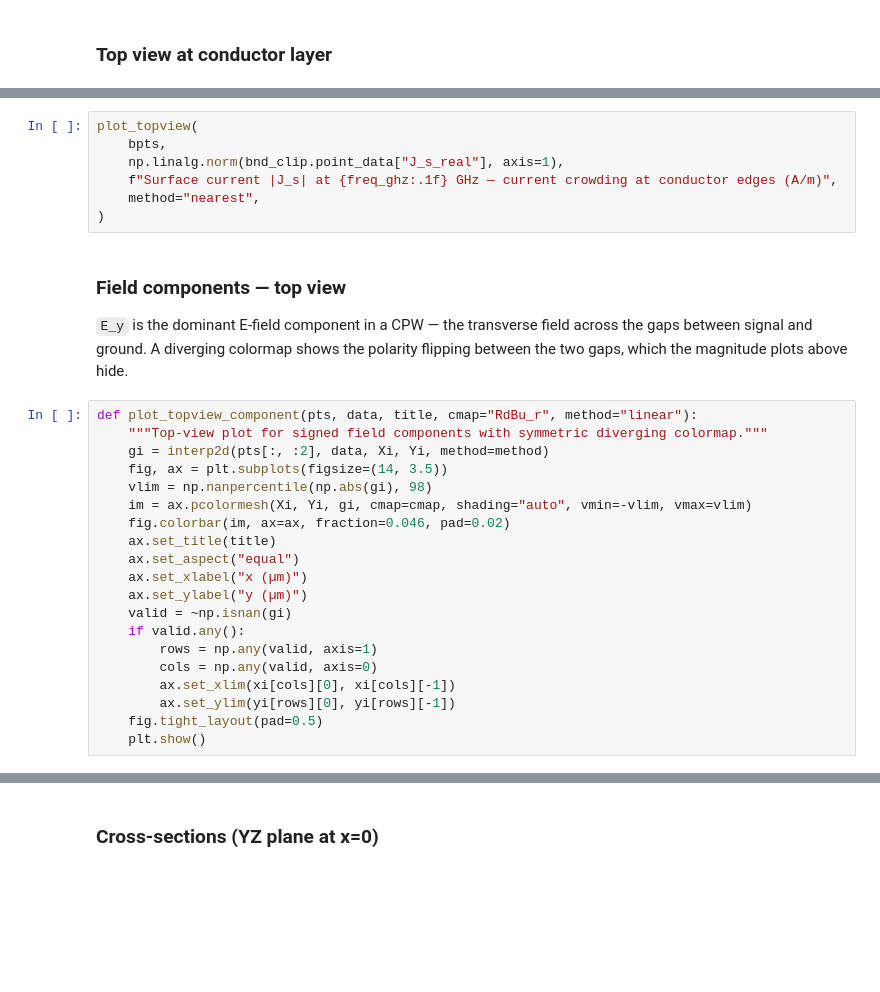
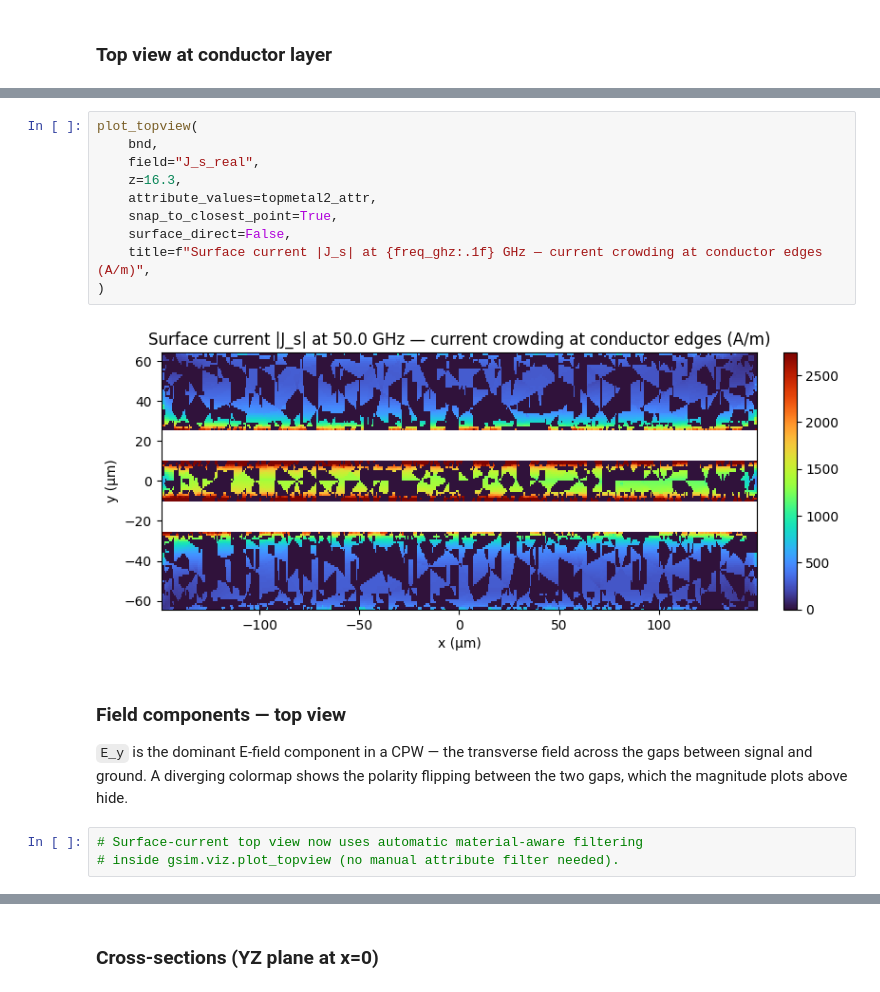
Before and after one commit to gdsfactory/gsim, a Jupyter notebook: nbs/palace_cpw_fields.ipynb, the cells around one changed output, grey strips where cells are left out. Cells and saved outputs as stored; diff of their text form; blank space fills up the shorter version.

```diff
--- a/nbs/palace_cpw_fields.ipynb
+++ b/nbs/palace_cpw_fields.ipynb
@@ -169,10 +187,15 @@ plot_topview(
 # %%
 plot_topview(
-    bpts,
-    np.linalg.norm(bnd_clip.point_data["J_s_real"], axis=1),
-    f"Surface current |J_s| at {freq_ghz:.1f} GHz — current crowding at conductor edges (A/m)",
-    method="nearest",
+    bnd,
+    field="J_s_real",
+    z=16.3,
+    attribute_values=topmetal2_attr,
+    snap_to_closest_point=True,
+    surface_direct=False,
+    title=f"Surface current |J_s| at {freq_ghz:.1f} GHz — current crowding at conductor edges (A/m)",
 )
+# %% [output]
+[figure, added]
 # %% [markdown]
 ### Field components — top view
 
@@ -180,23 +203,6 @@ plot_topview(
 the gaps between signal and ground. A diverging colormap shows the polarity
 flipping between the two gaps, which the magnitude plots above hide.
 # %%
-def plot_topview_component(pts, data, title, cmap="RdBu_r", method="linear"):
-    """Top-view plot for signed field components with symmetric diverging colormap."""
-    gi = interp2d(pts[:, :2], data, Xi, Yi, method=method)
-    fig, ax = plt.subplots(figsize=(14, 3.5))
-    vlim = np.nanpercentile(np.abs(gi), 98)
-    im = ax.pcolormesh(Xi, Yi, gi, cmap=cmap, shading="auto", vmin=-vlim, vmax=vlim)
-    fig.colorbar(im, ax=ax, fraction=0.046, pad=0.02)
-    ax.set_title(title)
-    ax.set_aspect("equal")
-    ax.set_xlabel("x (µm)")
-    ax.set_ylabel("y (µm)")
-    valid = ~np.isnan(gi)
-    if valid.any():
-        rows = np.any(valid, axis=1)
-        cols = np.any(valid, axis=0)
-        ax.set_xlim(xi[cols][0], xi[cols][-1])
-        ax.set_ylim(yi[rows][0], yi[rows][-1])
-    fig.tight_layout(pad=0.5)
-    plt.show()
+# Surface-current top view now uses automatic material-aware filtering
+# inside gsim.viz.plot_topview (no manual attribute filter needed).
 # %%
```
Also changed, not shown: parts of 11 cells of this notebook, 2 other files.
